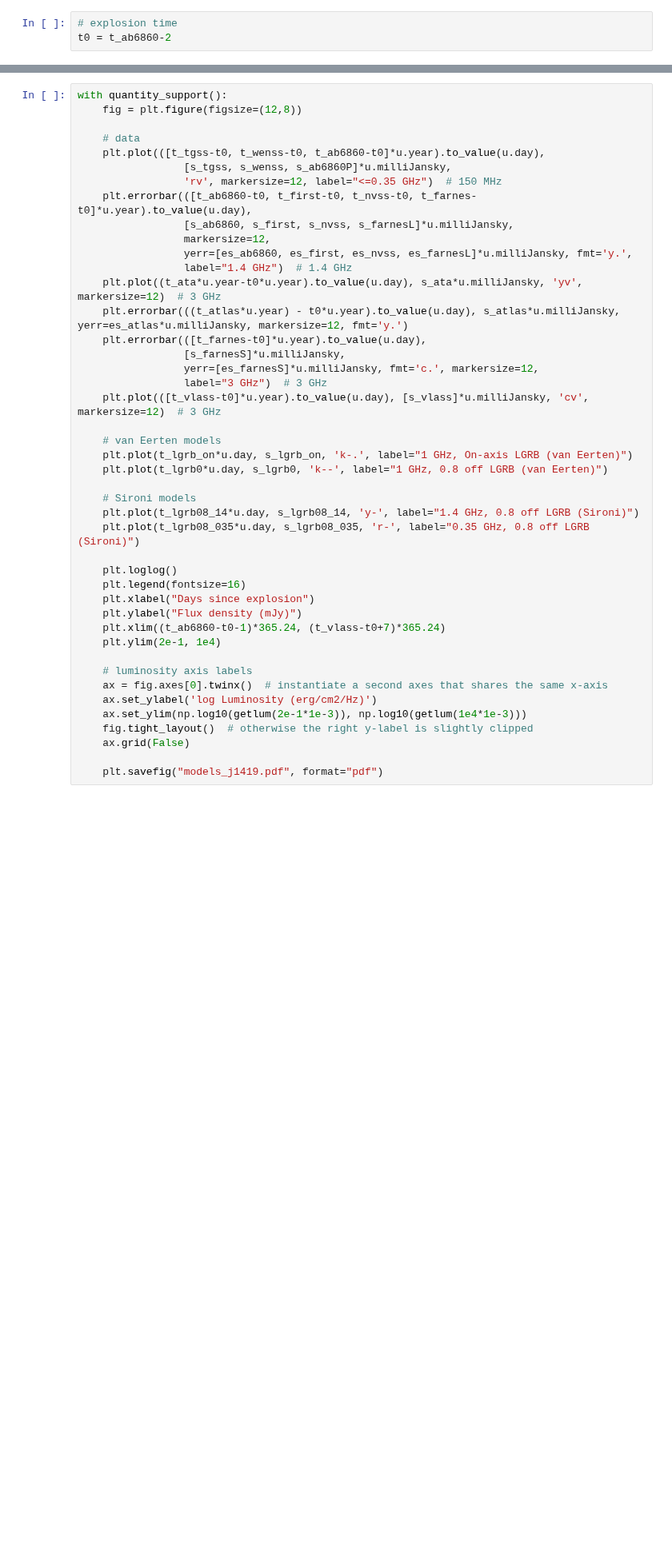
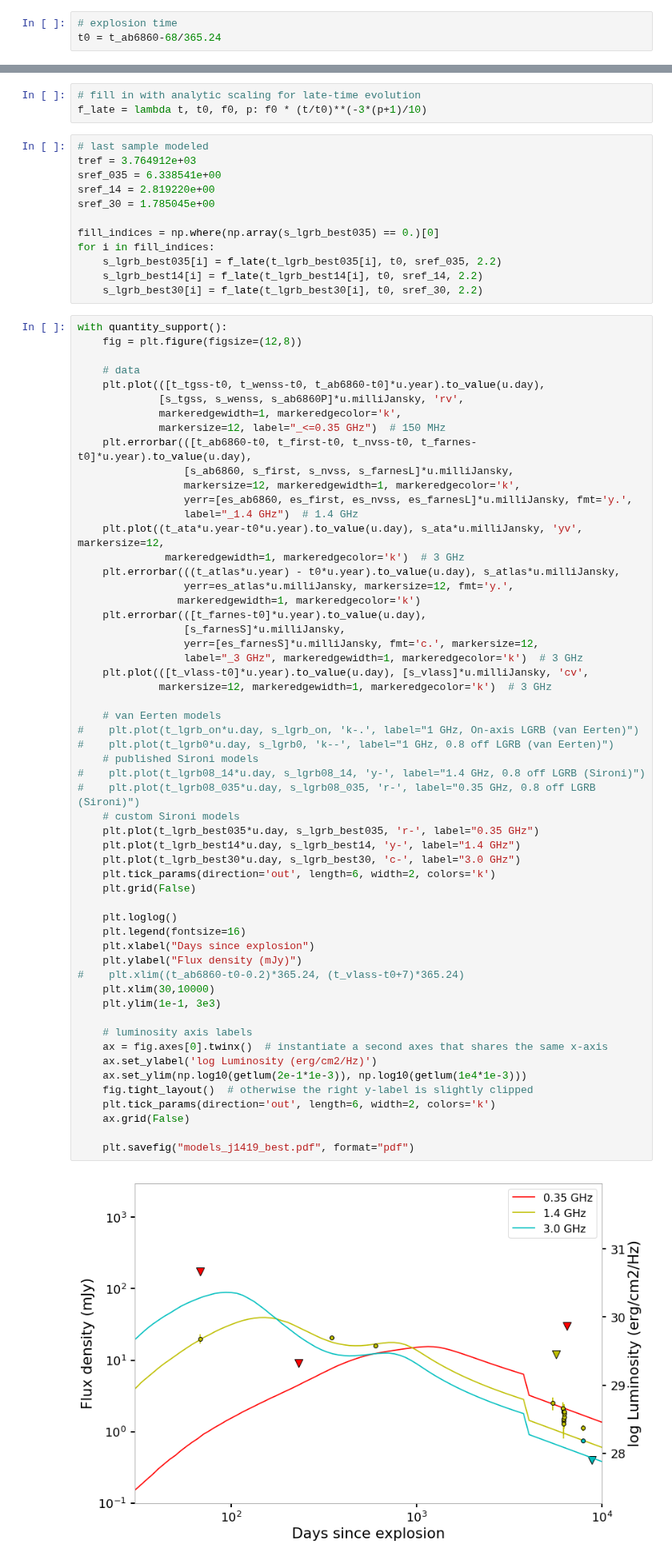
Before and after one commit to caseyjlaw/vlass_query, a Jupyter notebook: J141918.855+394036.03.ipynb, the cells around one changed output, grey strips where cells are left out. Shown at 80% size. Cells and saved outputs as stored; diff of their text form; blank space fills up the shorter version.

Commit message:
added new custom models and recompiled

```diff
--- a/J141918.855+394036.03.ipynb
+++ b/J141918.855+394036.03.ipynb
@@ -511,7 +511,7 @@ def lc_exp(f0, t0, dt):
 #### Published models
 # %%
 # explosion time
-t0 = t_ab6860-2
+t0 = t_ab6860-68/365.24
 # %%
 # van Eerten models ("afterglow library")
 # E_K= 2e51, n_0 = 1/cm3
@@ -555,44 +579,73 @@ s_lgrb157_035 = (lgrb157_035.mjy * scale).tolist()
+# %%
+# fill in with analytic scaling for late-time evolution
+f_late = lambda t, t0, f0, p: f0 * (t/t0)**(-3*(p+1)/10)
+# %%
+# last sample modeled
+tref = 3.764912e+03
+sref_035 = 6.338541e+00
+sref_14 = 2.819220e+00
+sref_30 = 1.785045e+00
+
+fill_indices = np.where(np.array(s_lgrb_best035) == 0.)[0]
+for i in fill_indices:
+    s_lgrb_best035[i] = f_late(t_lgrb_best035[i], t0, sref_035, 2.2)
+    s_lgrb_best14[i] = f_late(t_lgrb_best14[i], t0, sref_14, 2.2)
+    s_lgrb_best30[i] = f_late(t_lgrb_best30[i], t0, sref_30, 2.2)
 # %%
 with quantity_support():
     fig = plt.figure(figsize=(12,8))
 
     # data
     plt.plot(([t_tgss-t0, t_wenss-t0, t_ab6860-t0]*u.year).to_value(u.day),
-                 [s_tgss, s_wenss, s_ab6860P]*u.milliJansky,
-                 'rv', markersize=12, label="<=0.35 GHz")  # 150 MHz
+             [s_tgss, s_wenss, s_ab6860P]*u.milliJansky, 'rv',
+             markeredgewidth=1, markeredgecolor='k',
+             markersize=12, label="_<=0.35 GHz")  # 150 MHz
     plt.errorbar(([t_ab6860-t0, t_first-t0, t_nvss-t0, t_farnes-t0]*u.year).to_value(u.day),
                  [s_ab6860, s_first, s_nvss, s_farnesL]*u.milliJansky,
-                 markersize=12,
+                 markersize=12, markeredgewidth=1, markeredgecolor='k',
                  yerr=[es_ab6860, es_first, es_nvss, es_farnesL]*u.milliJansky, fmt='y.',
-                 label="1.4 GHz")  # 1.4 GHz
-    plt.plot((t_ata*u.year-t0*u.year).to_value(u.day), s_ata*u.milliJansky, 'yv', markersize=12)  # 3 GHz
-    plt.errorbar(((t_atlas*u.year) - t0*u.year).to_value(u.day), s_atlas*u.milliJansky, yerr=es_atlas*u.milliJansky, markersize=12, fmt='y.')
+                 label="_1.4 GHz")  # 1.4 GHz
+    plt.plot((t_ata*u.year-t0*u.year).to_value(u.day), s_ata*u.milliJansky, 'yv', markersize=12,
+              markeredgewidth=1, markeredgecolor='k')  # 3 GHz
+    plt.errorbar(((t_atlas*u.year) - t0*u.year).to_value(u.day), s_atlas*u.milliJansky,
+                 yerr=es_atlas*u.milliJansky, markersize=12, fmt='y.',
+                markeredgewidth=1, markeredgecolor='k')
     plt.errorbar(([t_farnes-t0]*u.year).to_value(u.day),
                  [s_farnesS]*u.milliJansky,
                  yerr=[es_farnesS]*u.milliJansky, fmt='c.', markersize=12,
-                 label="3 GHz")  # 3 GHz
-    plt.plot(([t_vlass-t0]*u.year).to_value(u.day), [s_vlass]*u.milliJansky, 'cv', markersize=12)  # 3 GHz
+                 label="_3 GHz", markeredgewidth=1, markeredgecolor='k')  # 3 GHz
+    plt.plot(([t_vlass-t0]*u.year).to_value(u.day), [s_vlass]*u.milliJansky, 'cv',
+             markersize=12, markeredgewidth=1, markeredgecolor='k')  # 3 GHz
 
     # van Eerten models
-    plt.plot(t_lgrb_on*u.day, s_lgrb_on, 'k-.', label="1 GHz, On-axis LGRB (van Eerten)")
-    plt.plot(t_lgrb0*u.day, s_lgrb0, 'k--', label="1 GHz, 0.8 off LGRB (van Eerten)")
-
-    # Sironi models
-    plt.plot(t_lgrb08_14*u.day, s_lgrb08_14, 'y-', label="1.4 GHz, 0.8 off LGRB (Sironi)")
-    plt.plot(t_lgrb08_035*u.day, s_lgrb08_035, 'r-', label="0.35 GHz, 0.8 off LGRB (Sironi)")
+#    plt.plot(t_lgrb_on*u.day, s_lgrb_on, 'k-.', label="1 GHz, On-axis LGRB (van Eerten)")
+#    plt.plot(t_lgrb0*u.day, s_lgrb0, 'k--', label="1 GHz, 0.8 off LGRB (van Eerten)")
+    # published Sironi models
+#    plt.plot(t_lgrb08_14*u.day, s_lgrb08_14, 'y-', label="1.4 GHz, 0.8 off LGRB (Sironi)")
+#    plt.plot(t_lgrb08_035*u.day, s_lgrb08_035, 'r-', label="0.35 GHz, 0.8 off LGRB (Sironi)")
+    # custom Sironi models
+    plt.plot(t_lgrb_best035*u.day, s_lgrb_best035, 'r-', label="0.35 GHz")
+    plt.plot(t_lgrb_best14*u.day, s_lgrb_best14, 'y-', label="1.4 GHz")
+    plt.plot(t_lgrb_best30*u.day, s_lgrb_best30, 'c-', label="3.0 GHz")
+    plt.tick_params(direction='out', length=6, width=2, colors='k')
+    plt.grid(False)
 
     plt.loglog()
     plt.legend(fontsize=16)
     plt.xlabel("Days since explosion")
     plt.ylabel("Flux density (mJy)")
-    plt.xlim((t_ab6860-t0-1)*365.24, (t_vlass-t0+7)*365.24)
-    plt.ylim(2e-1, 1e4)
+#    plt.xlim((t_ab6860-t0-0.2)*365.24, (t_vlass-t0+7)*365.24)
+    plt.xlim(30,10000)
+    plt.ylim(1e-1, 3e3)
 
     # luminosity axis labels
     ax = fig.axes[0].twinx()  # instantiate a second axes that shares the same x-axis
     ax.set_ylabel('log Luminosity (erg/cm2/Hz)')
     ax.set_ylim(np.log10(getlum(2e-1*1e-3)), np.log10(getlum(1e4*1e-3)))
     fig.tight_layout()  # otherwise the right y-label is slightly clipped
+    plt.tick_params(direction='out', length=6, width=2, colors='k')
     ax.grid(False)
 
-    plt.savefig("models_j1419.pdf", format="pdf")
+    plt.savefig("models_j1419_best.pdf", format="pdf")
+# %% [output]
+[figure, added]
```
Also changed, not shown: parts of 9 cells of this notebook, 9 other files.
